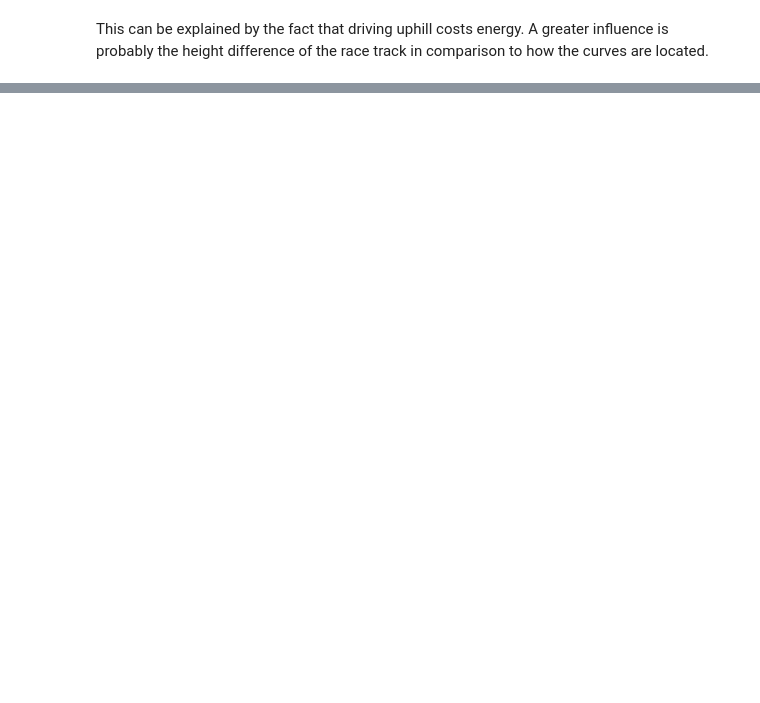
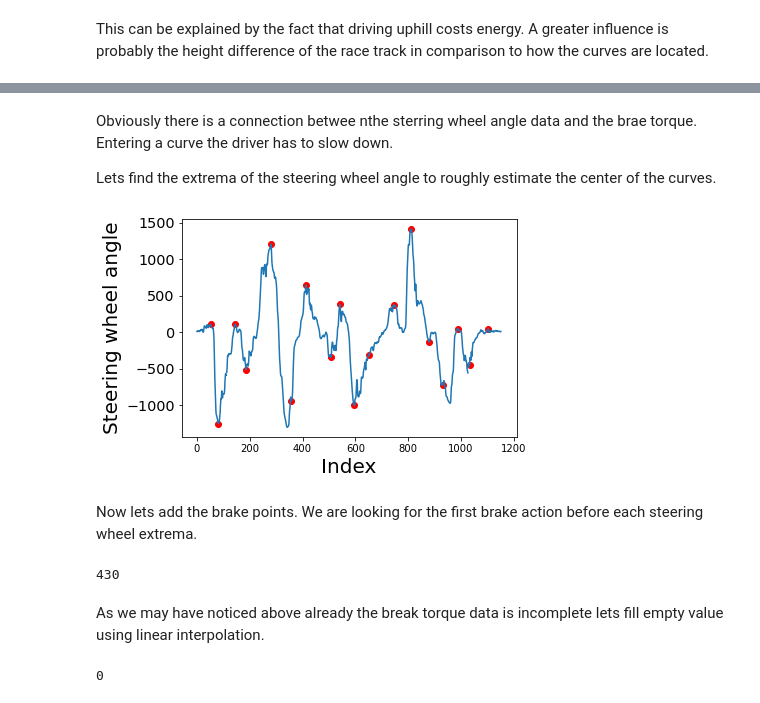
Before and after one commit to Johannes0Horn/Race-Data-Analysis, a Jupyter notebook: Race Data Analysis.ipynb, the cells around one changed output, grey strips where cells are left out. Cells and saved outputs as stored; diff of their text form; code cells hidden in the pictures; blank space fills up the shorter version.

```diff
--- a/Race Data Analysis.ipynb
+++ b/Race Data Analysis.ipynb
@@ -373,0 +458,28 @@ This can be explained by the fact that driving uphill costs energy. A greater in
+# %% [markdown]
+Obviously there is a connection betwee nthe sterring wheel angle data and the brae torque. Entering a curve the driver has to slow down.
+
+Lets find the extrema of the steering wheel angle to roughly estimate the center of the curves.
+# %%
+circuit_seperation_df['swamax'] = circuit_seperation_df[['swa']].\
+iloc[find_peaks(circuit_seperation_df.swa.values,threshold=1, height= 40, distance=50)[0]]['swa']
+
+circuit_seperation_df['swamin'] = circuit_seperation_df[['swa']].\
+iloc[find_peaks(circuit_seperation_df.swa.values*-1,threshold=1, height= 40, distance=50)[0]]['swa']
+
+# Plot results
+plt.scatter(circuit_seperation_df.index, circuit_seperation_df['swamin'], c='r')
+plt.scatter(circuit_seperation_df.index, circuit_seperation_df['swamax'], c='r')
+plt.plot(circuit_seperation_df.index, circuit_seperation_df['swa'])
+plt.xlabel('Index', fontsize=20)
+plt.ylabel('Steering wheel angle', fontsize=20)
+plt.show()
+# %% [output]
+[figure, added]
+# %% [markdown]
+Now lets add the brake points. We are looking for the first brake action before each steering wheel extrema.
+# %%
+circuit_seperation_df['btd'].isna().sum()
+# %% [output]
+430
+# %% [markdown]
+As we may have noticed above already the break torque data is incomplete lets fill empty value using linear interpolation.
@@ -373,0 +488,4 @@ This can be explained by the fact that driving uphill costs energy. A greater in
+# %%
+circuit_seperation_df['btd'].isna().sum()
+# %% [output]
+0
```
Also changed, not shown: parts of 14 cells of this notebook.
